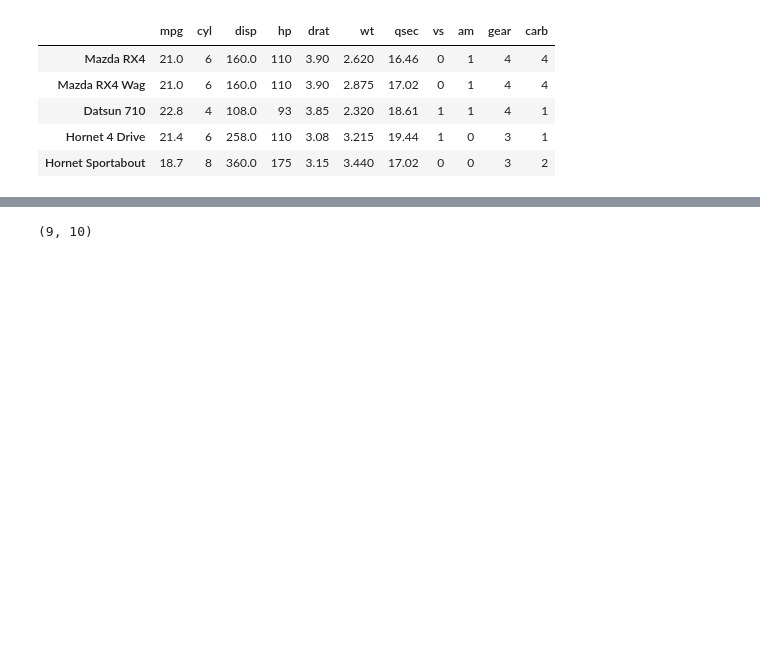
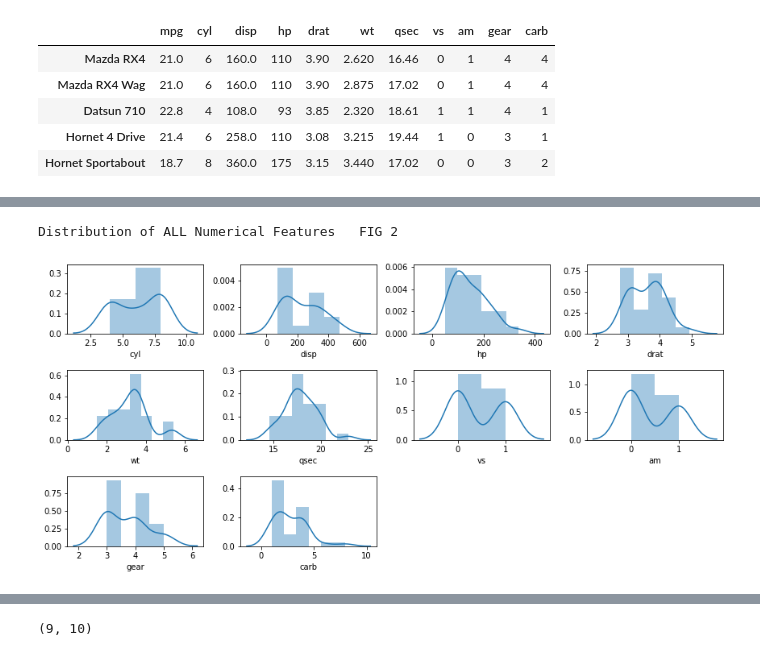
Before and after one commit to Ayanlola2002/Stutern, a Jupyter notebook: Multivariate_Analysis.ipynb, the cells around one changed output, grey strips where cells are left out. Cells and saved outputs as stored; diff of their text form; code cells hidden in the pictures; blank space fills up the shorter version.

```diff
--- a/Multivariate_Analysis.ipynb
+++ b/Multivariate_Analysis.ipynb
@@ -48,0 +122,16 @@ df.head()
+# %%
+#Distributions of attributes
+num_attributes = df.select_dtypes(exclude='object').drop('mpg', axis=1).copy()
+
+print("Distribution of ALL Numerical Features"," ","FIG 2")
+fig = plt.figure(figsize=(12,18))
+for i in range(len(num_attributes.columns)):
+    fig.add_subplot(10,4,i+1)
+    sns.distplot(num_attributes.iloc[:,i].dropna())
+    plt.xlabel(num_attributes.columns[i])
+
+plt.tight_layout()
+plt.show()
+# %% [output]
+Distribution of ALL Numerical Features   FIG 2
+[figure, added]
```
Also changed, not shown: parts of 11 cells of this notebook.
